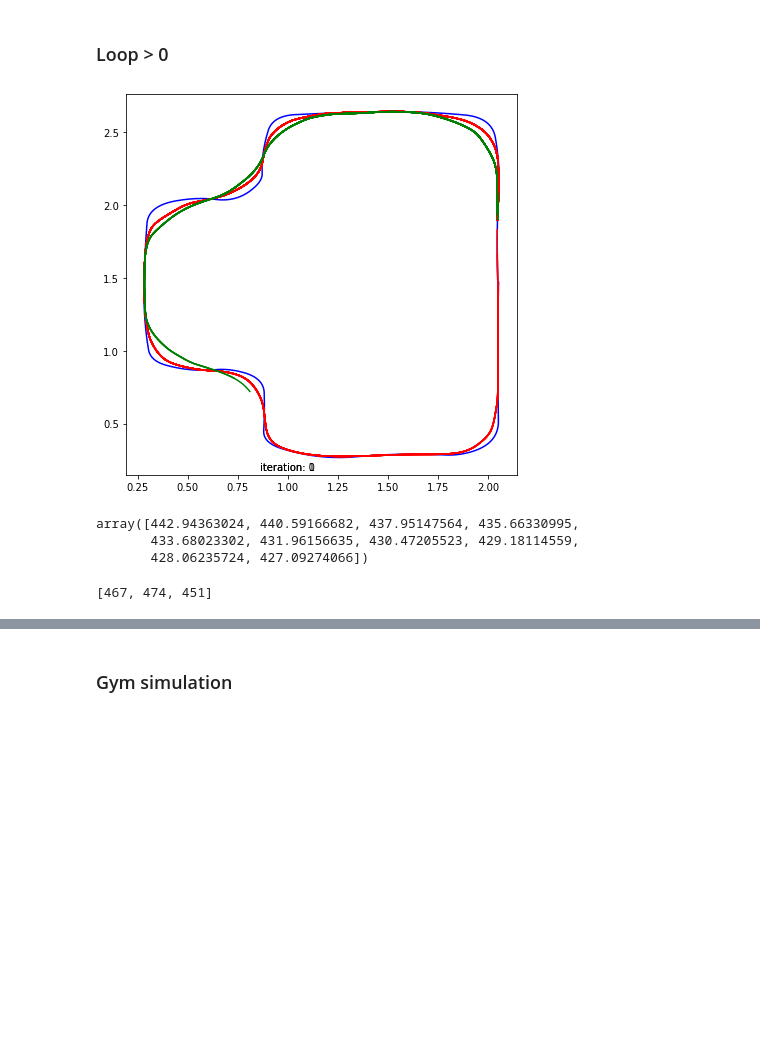
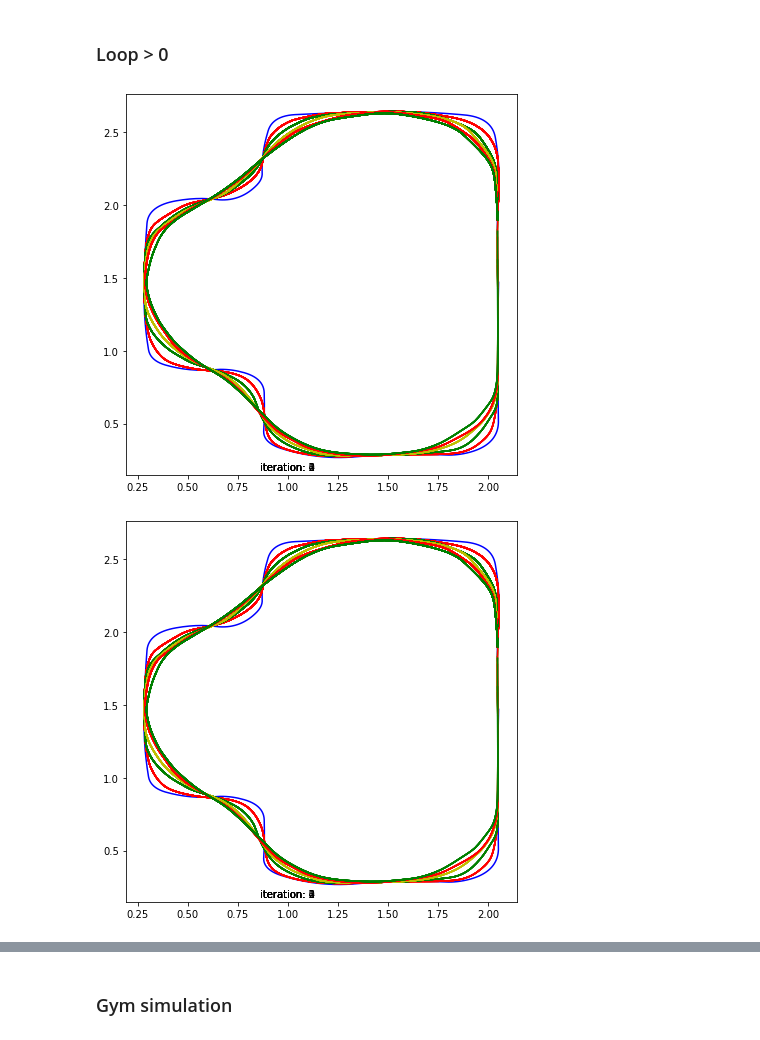
Before and after one commit to giuliovv/duckrace, a Jupyter notebook: iterative_mpc.ipynb, the cells around one changed output, grey strips where cells are left out. Cells and saved outputs as stored; diff of their text form; code cells hidden in the pictures; blank space fills up the shorter version.

Commit message:
5 iterations

```diff
--- a/iterative_mpc.ipynb
+++ b/iterative_mpc.ipynb
@@ -268,7 +268,7 @@ from sklearn.neighbors import NearestNeighbors
 
 from IPython import display as ipythondisplay
 # %%
-n_iterations = 3
+n_iterations = 5
 
 real_time_plot = True
 
@@ -342,44 +342,35 @@ for iteration in range(n_iterations):
 
         if x[1] >= finish_line.y and t >= finish_line.t:
             break
         t += 1
         if t%10 == 0 and real_time_plot:
             plt.plot(*X_log[:2,:], c=['r', 'g', 'y'][iteration%3])
             ipythondisplay.clear_output(wait=True)
             ipythondisplay.display(plt.gcf())
         # if t == 100:
         #     break
         if t == 150:
             # Now it can see all the points
             kdtree = spatial.KDTree(last_loop[:2, :].T)
             last_iterations[2, :100] = last_iterations[2, :100] + 2*np.pi
             nbrs = NearestNeighbors(n_neighbors=K, algorithm='ball_tree').fit(last_iterations[:2, :].T)
     last_points = X_log
     last_points = np.vstack((last_points, np.arange(last_points.shape[1])[::-1]))
 
     plain_loops.append(X_log)
 
     # Here only if use 1 iteration in the past
     last_iterations = last_points
 
     all_points_len = all_points.shape[1]
     if all_points_len > last_points.shape[1]:
         last_points = np.pad(last_points, ((0,0), (0, all_points_len-last_points.shape[1])), 'constant', constant_values=(0,0))
     if all_points_len < last_points.shape[1]:
         all_points = np.pad(all_points, ((0,0), (0, last_points.shape[1]-all_points_len)), 'constant', constant_values=(0,0))
     all_points = np.hstack((all_points, last_points))
 # %% [output]
-[figure, old version]
+[figure, new version]
+[figure, added]
-# %%
-np.rad2deg(X_log[2,-10:])
-# %% [output]
-array([442.94363024, 440.59166682, 437.95147564, 435.66330995,
-       433.68023302, 431.96156635, 430.47205523, 429.18114559,
-       428.06235724, 427.09274066])
-# %%
-[loop.shape[1] for loop in plain_loops]
-# %% [output]
-[467, 474, 451]
 # %%
 plt.plot(np.min(Js,axis=1))
 # %% [output]
```
Also changed, not shown: parts of 4 cells of this notebook, 1 other file.
